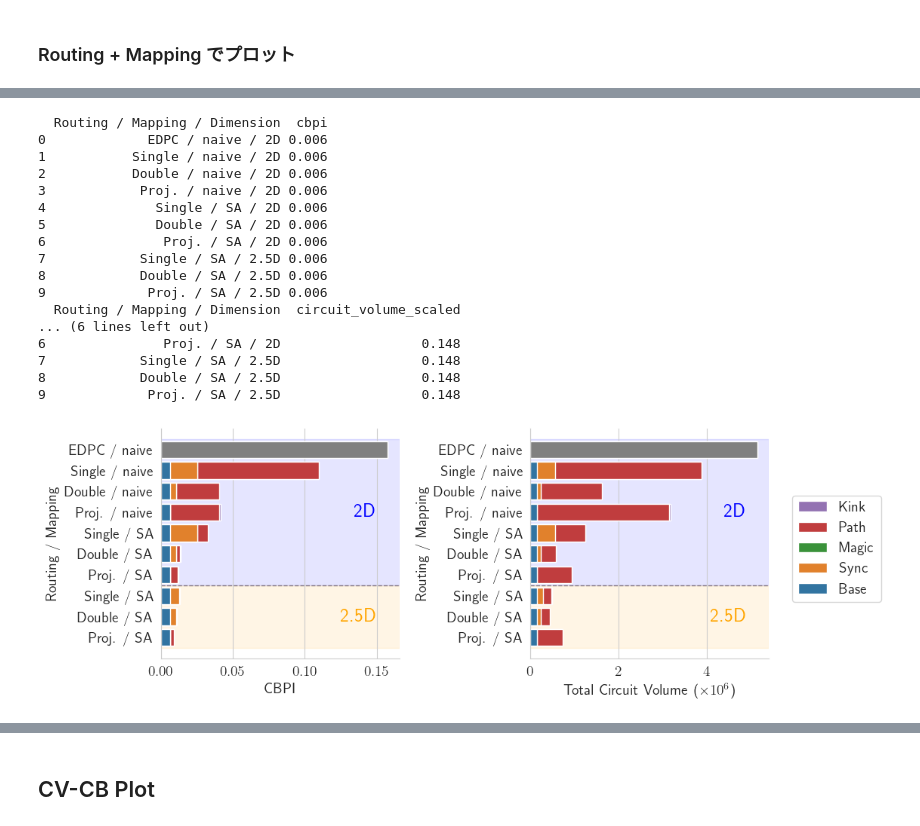
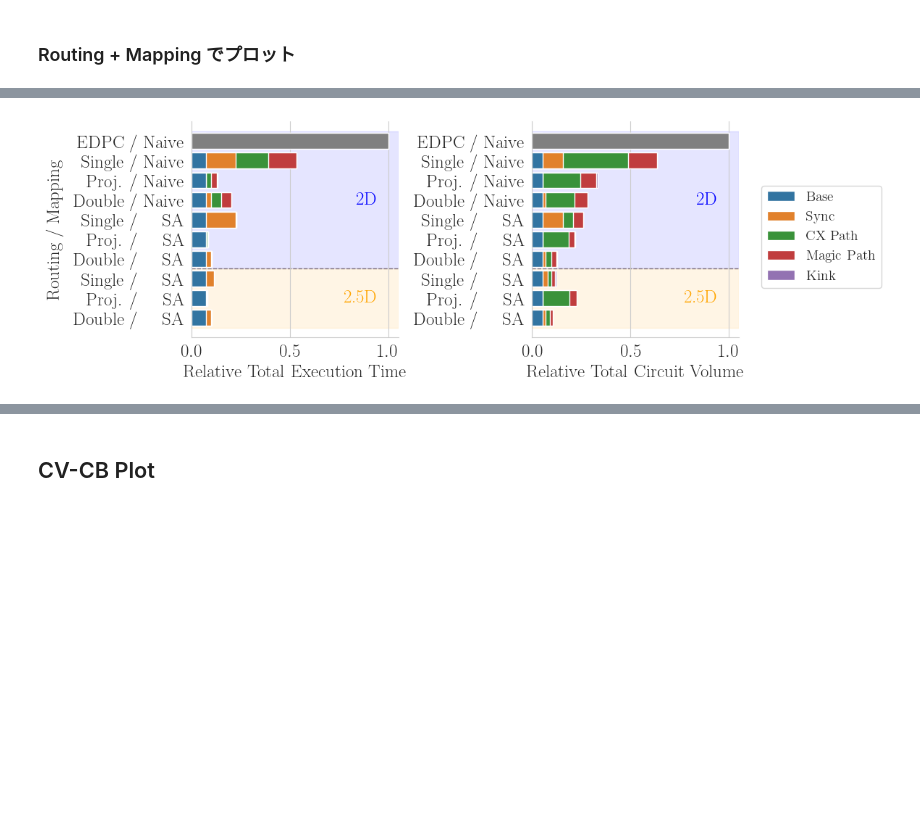
Before and after one commit to quantum-programming/lattice_surgery, a Jupyter notebook: src/ipynb/paper_figures.ipynb, the cells around one changed output, grey strips where cells are left out. Cells and saved outputs as stored; diff of their text form; code cells hidden in the pictures; blank space fills up the shorter version.

```diff
--- a/src/ipynb/paper_figures.ipynb
+++ b/src/ipynb/paper_figures.ipynb
@@ -13,6 +13,9 @@ plt.rcParams.update(
         "font.family": "serif",
         "font.serif": ["Computer Modern Roman"],
         "font.size": 14,
+        "axes.labelsize": 18,
+        "xtick.labelsize": 18,
+        "ytick.labelsize": 18,
     }
 )
 # %%
@@ -112,7 +134,7 @@ def change_msf_plot(df, circuit):
     )
     g.set_axis_labels(
         r"Magic State Preparation Time $\tau$",
-        r"Total Execution Time $T_{\mathcal{P}}$",
+        r"Total Execution Time $T_P$",
     )
     sns.move_legend(g, "upper left", bbox_to_anchor=(0.73, 1.0))
     sns.despine()
@@ -330,8 +449,8 @@ for circuit, df_circuit in sorted(df_arc.groupby("circuit")):
 
 option_styles = {
     "No_MSF": {"label": "Sync", "color": "C1"},
-    "No_Top": {"label": "Magic", "color": "C2"},
-    "No_Kink": {"label": "Path", "color": "C3"},
+    "No_MP": {"label": "CX Path", "color": "C2"},
+    "No_Kink": {"label": "Magic Path", "color": "C3"},
     "Yes_Kink": {"label": "Kink", "color": "C4"},
 }
 
@@ -344,20 +463,20 @@ x_column_name = f"Routing{delim}Mapping{delim}Dimension"
 routing_allocator_dimensions = [
     f"EDPC{delim}naive{delim}2D",
     f"Single{delim}naive{delim}2D",
+    f"Proj.{delim}naive{delim}2D",
     f"Double{delim}naive{delim}2D",
-    f"Proj.{delim}naive{delim}2D",
     f"Single{delim}SA{delim}2D",
+    f"Proj.{delim}SA{delim}2D",
     f"Double{delim}SA{delim}2D",
-    f"Proj.{delim}SA{delim}2D",
     f"Single{delim}SA{delim}2.5D",
+    f"Proj.{delim}SA{delim}2.5D",
     f"Double{delim}SA{delim}2.5D",
-    f"Proj.{delim}SA{delim}2.5D",
 ]
 
 df_merged = pd.concat((df_ours_best_sa, df_edpc))
 
 df_merged[x_column_name] = (
-    df_merged["routing_algo"].map(lambda f: (f + "." if f == "Proj" else f))
+    df_merged["routing_algo"]
     + delim
     + df_merged["allocator"]
     + delim
@@ -367,16 +486,28 @@ df_merged[x_column_name] = (
 df_arc = df_merged[
     (df_merged["factory"] == "outer") & (df_merged["msf_prep_time"] == 0)
 ].copy()
+
 df_arc["circuit_volume_scaled"] = df_arc["circuit_volume"] / 1e6
 
 for circuit, df_circuit in sorted(df_arc.groupby("circuit")):
-    if "SELECT" in str(circuit) and str(circuit).endswith("6"):
-        sns.set_style("whitegrid")
+    if "SELECT" in str(circuit) and str(circuit).endswith("5"):
+        sns.set_style(
+            "whitegrid",
+            rc={
+                "text.usetex": True,
+                "font.family": "serif",
+                "font.serif": ["Computer Modern Roman"],
+                "font.size": 14,
+            },
+        )
         fig, axes = plt.subplots(1, 2, figsize=(10, 4))
         for ax, metric, xlabel in zip(
             axes,
-            ["cbpi", "circuit_volume_scaled"],
-            ["CBPI", r"Total Circuit Volume ($\times10^6$)"],
+            ["relative_total_code_beat", "relative_circuit_volume"],
+            [
+                r"Relative Total Execution Time",
+                r"Relative Total Circuit Volume",
+            ],
         ):
             stack_height = []
             for routing_option, style in reversed(option_styles.items()):
@@ -389,7 +520,7 @@ for circuit, df_circuit in sorted(df_arc.groupby("circuit")):
                     **style,
                 )
             base = df_circuit[
-                (df_circuit["routing_algo"] == "Proj")
+                (df_circuit["routing_algo"] == "Proj.")
                 & (df_circuit["routing_option"] == "No_MSF")
             ][metric].iloc[0]
 
@@ -399,7 +530,6 @@ for circuit, df_circuit in sorted(df_arc.groupby("circuit")):
                     metric: [base] * len(routing_allocator_dimensions),
                 }
             )
-            print(df_base)
             sns.barplot(
                 data=df_base,
                 x=metric,
@@ -419,12 +549,17 @@ for circuit, df_circuit in sorted(df_arc.groupby("circuit")):
             )
 
             # y軸のラベルを短いものに置き換え（FixedLocatorで警告回避）
+            def get_label(s):
+                routing, allocator, _ = s.split(delim)
+                if allocator == "naive":
+                    allocator = "Naive"
+                return (
+                    f"{routing}{delim}" + r"\hphantom{Naive}\llap{" + allocator + r"}"
+                )
+
             ax.set_yticks(range(len(routing_allocator_dimensions)))
-            ax.set_yticklabels(
-                list(map(lambda s: s[0 : s.rfind(delim)], routing_allocator_dimensions))
-            )
+            ax.set_yticklabels(list(map(get_label, routing_allocator_dimensions)))
             ax.set_xlabel(xlabel)
-            ax.set_ylabel(f"Routing{delim}Mapping")
 
             # 背景に2Dと2.5Dの注釈を追加
             xlim = ax.get_xlim()
@@ -438,50 +573,36 @@ for circuit, df_circuit in sorted(df_arc.groupby("circuit")):
             for y, text_content, color in [(3, "2D", "blue"), (8, "2.5D", "orange")]:
                 ax.text(
                     xlim[1] * 0.9,
                     y,
                     text_content,
                     ha="right",
                     va="center",
                     fontsize=18,
                     weight="bold",
                     color=color,
                 )
 
             sns.despine(ax=ax)
         # plt.savefig(f"../../fig/{circuit}_compare_dim.pdf", bbox_inches="tight")
 
+        axes[0].set_ylabel(f"Routing{delim}Mapping", fontsize=18, labelpad=10)
+        axes[1].set_ylabel("")
+
         axes[0].get_legend().remove()
         handles, labels = axes[1].get_legend_handles_labels()
         axes[1].get_legend().remove()
         fig.legend(
-            handles,
-            labels,
+            handles[::-1],
+            labels[::-1],
             loc="upper left",
             bbox_to_anchor=(1, 0.75),
         )
 
         plt.tight_layout()
         plt.savefig(
             "../../fig/compare_routing_and_allocator_and_dimension.pdf",
             bbox_inches="tight",
         )
         plt.show()
 # %% [output]
-  Routing / Mapping / Dimension  cbpi
-0             EDPC / naive / 2D 0.006
-1           Single / naive / 2D 0.006
-2           Double / naive / 2D 0.006
-3            Proj. / naive / 2D 0.006
-4              Single / SA / 2D 0.006
-5              Double / SA / 2D 0.006
-6               Proj. / SA / 2D 0.006
-7            Single / SA / 2.5D 0.006
-8            Double / SA / 2.5D 0.006
-9             Proj. / SA / 2.5D 0.006
-  Routing / Mapping / Dimension  circuit_volume_scaled
-... (6 lines left out)
-6               Proj. / SA / 2D                  0.148
-7            Single / SA / 2.5D                  0.148
-8            Double / SA / 2.5D                  0.148
-9             Proj. / SA / 2.5D                  0.148
-[figure, old version]
+[figure, new version]
```
Also changed, not shown: parts of 12 cells of this notebook, 18 other files.
